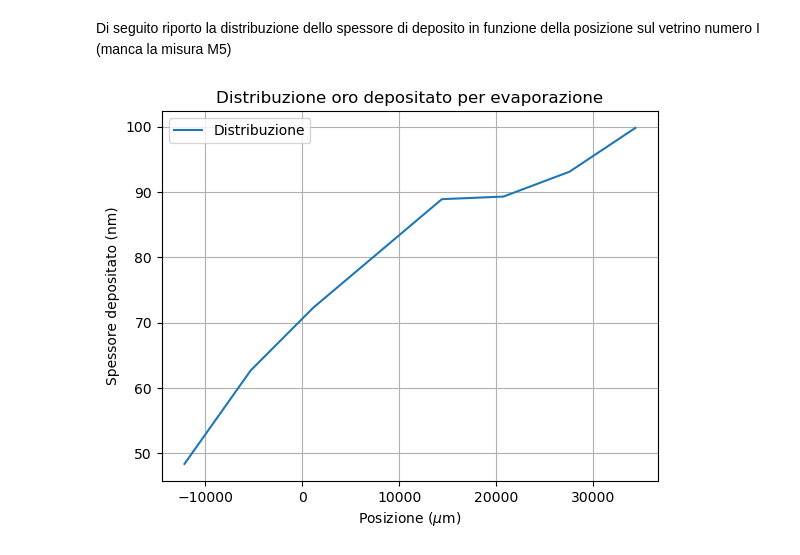
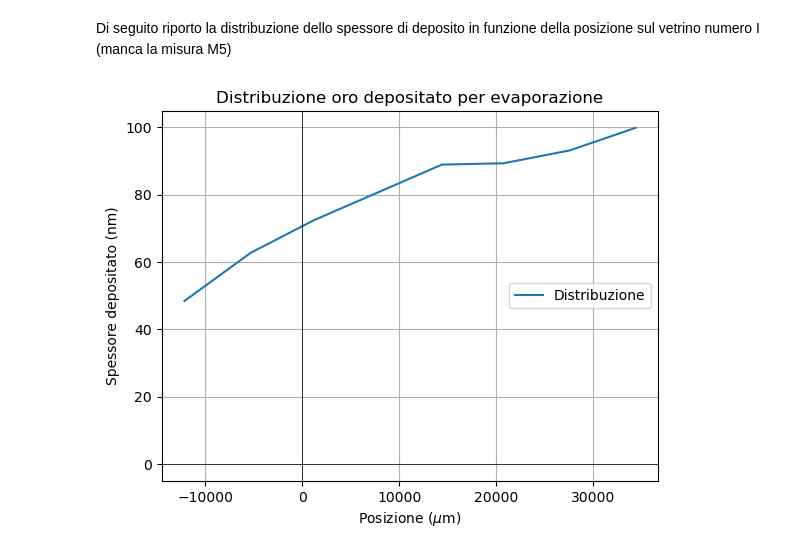
Before and after one commit to RandDouble/lab_mat, a Jupyter notebook: grafici_spettri.ipynb, the cells around one changed output. Drawn from its saved outputs; the diff is of its cells as text; code cells hidden in the pictures.

```diff
--- a/grafici_spettri.ipynb
+++ b/grafici_spettri.ipynb
@@ -236,25 +236,26 @@ Di seguito riporto la distribuzione dello spessore di deposito in funzione della
 # %%
 import matplotlib.pyplot as plt
 
 # line 1 points
 y = [99.8, 93.1 ,89.3 ,88.9 ,72.3 ,62.7 ,48.4 ] #spessore
 x = [34344,27553,20749,14400,1142,-5309, -12138]  #posizione sulle y dello spessore misurato
 # plotting the line 1 points
 plt.plot(x, y, label = "Distribuzione")
 
-
+plt.axhline(0, color='black', linewidth=0.5)
+plt.axvline(0, color='black', linewidth=0.5)
 # naming the x axis
 plt.ylabel('Spessore depositato (nm)')
 # naming the y axis
 plt.xlabel('Posizione ($\mu$m)')
 # giving a title to my graph
 plt.title('Distribuzione oro depositato per evaporazione')
 # show grid
 plt.grid()
 # show a legend on the plot
 plt.legend()
 
 # function to show the plot
 plt.show()
 # %% [output]
-[figure, old version]
+[figure, new version]
```
Also changed, not shown: parts of 4 cells of this notebook, 1 other file.
